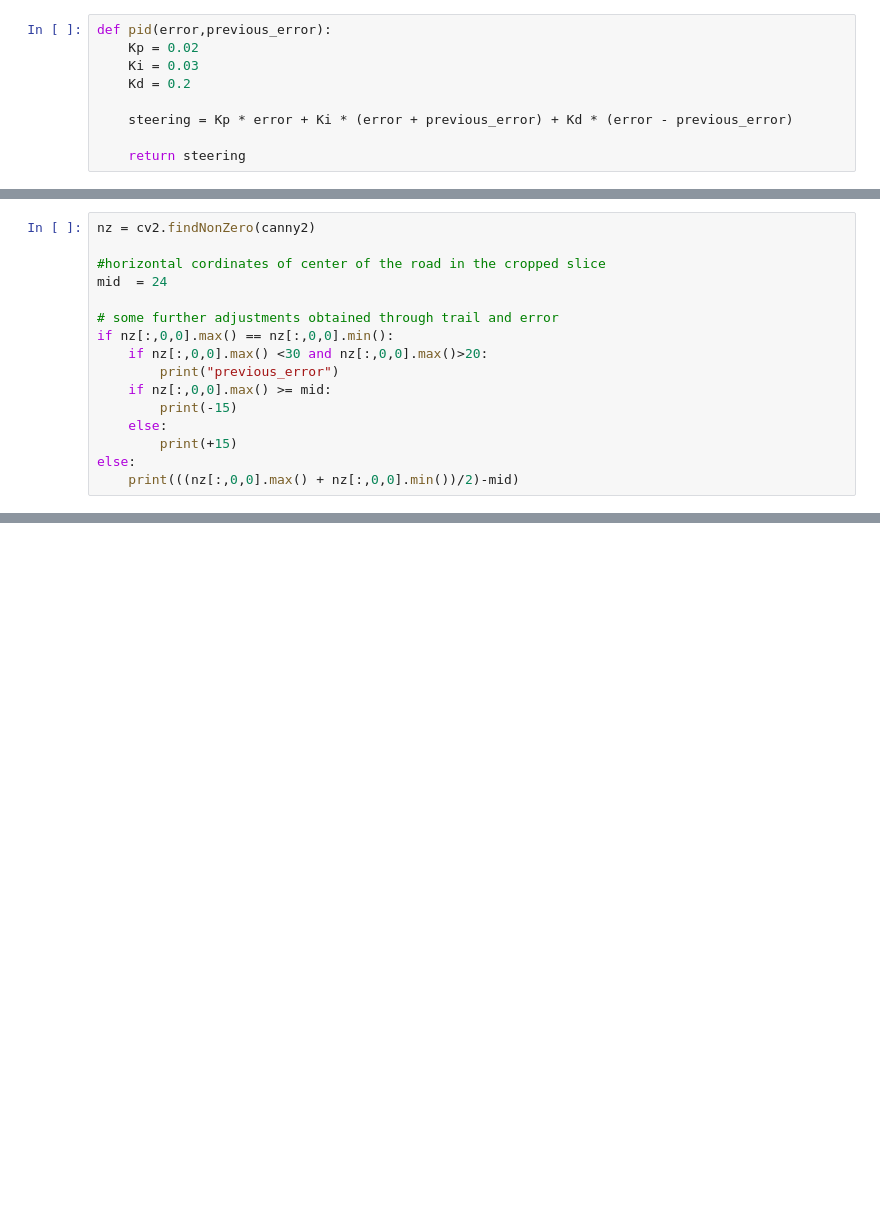
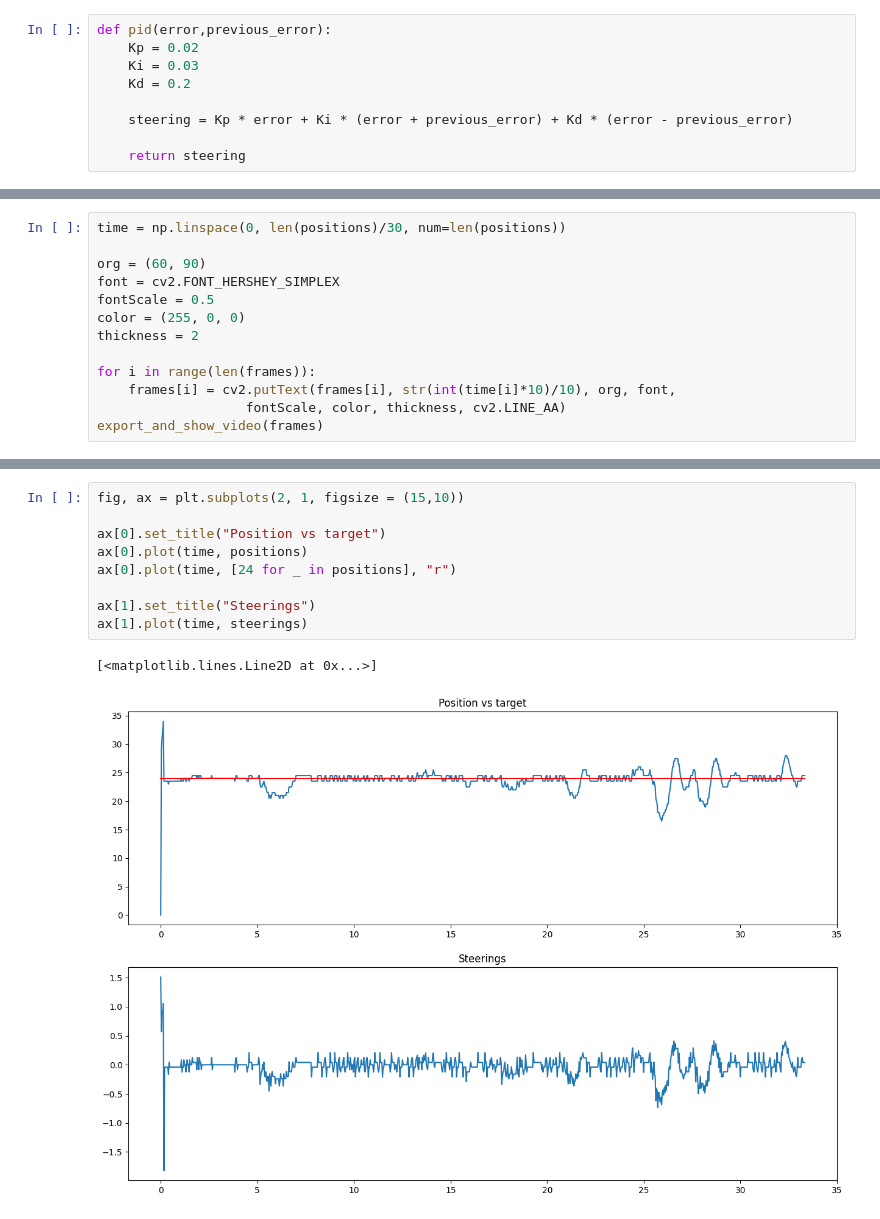
Before and after one commit to albertoZurini/magi, a Jupyter notebook: 1_anno/1_semestre/data_driven/proj/Solving-OpenAI-CarRacing-v0/Solving_OpenAI_CarRacing_v0_using_PID_controllers_.ipynb, the cells around one changed output, grey strips where cells are left out. Cells and saved outputs as stored; diff of their text form; blank space fills up the shorter version.

```diff
--- a/1_anno/1_semestre/data_driven/proj/Solving-OpenAI-CarRacing-v0/Solving_OpenAI_CarRacing_v0_using_PID_controllers_.ipynb
+++ b/1_anno/1_semestre/data_driven/proj/Solving-OpenAI-CarRacing-v0/Solving_OpenAI_CarRacing_v0_using_PID_controllers_.ipynb
@@ -195,16 +225,0 @@ ax[2][2].imshow(canny_grey)
-# %%
-nz = cv2.findNonZero(canny2)
-
-#horizontal cordinates of center of the road in the cropped slice
-mid  = 24
-
-# some further adjustments obtained through trail and error
-if nz[:,0,0].max() == nz[:,0,0].min():
-    if nz[:,0,0].max() <30 and nz[:,0,0].max()>20:
-        print("previous_error")
-    if nz[:,0,0].max() >= mid:
-        print(-15)
-    else:
-        print(+15)
-else:
-    print(((nz[:,0,0].max() + nz[:,0,0].min())/2)-mid)
@@ -263,0 +309,13 @@ ax1.imshow(observation)
+# %%
+time = np.linspace(0, len(positions)/30, num=len(positions))
+
+org = (60, 90)
+font = cv2.FONT_HERSHEY_SIMPLEX
+fontScale = 0.5
+color = (255, 0, 0)
+thickness = 2
+
+for i in range(len(frames)):
+    frames[i] = cv2.putText(frames[i], str(int(time[i]*10)/10), org, font,
+                   fontScale, color, thickness, cv2.LINE_AA)
+export_and_show_video(frames)
@@ -263,0 +328,12 @@ ax1.imshow(observation)
+# %%
+fig, ax = plt.subplots(2, 1, figsize = (15,10))
+
+ax[0].set_title("Position vs target")
+ax[0].plot(time, positions)
+ax[0].plot(time, [24 for _ in positions], "r")
+
+ax[1].set_title("Steerings")
+ax[1].plot(time, steerings)
+# %% [output]
+[<matplotlib.lines.Line2D at 0x...>]
+[figure, added]
```
Also changed, not shown: parts of 62 cells of this notebook, 3 other files.
